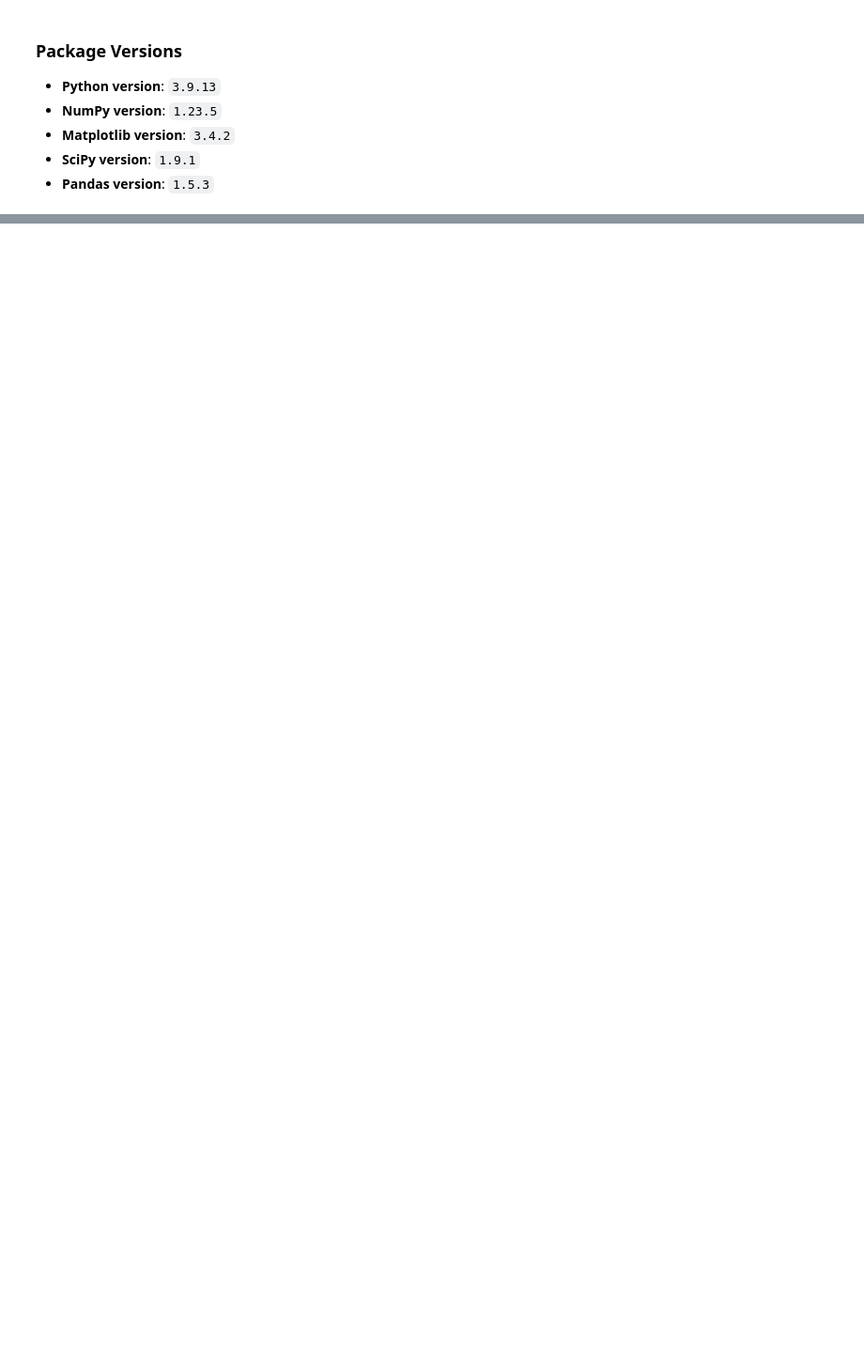
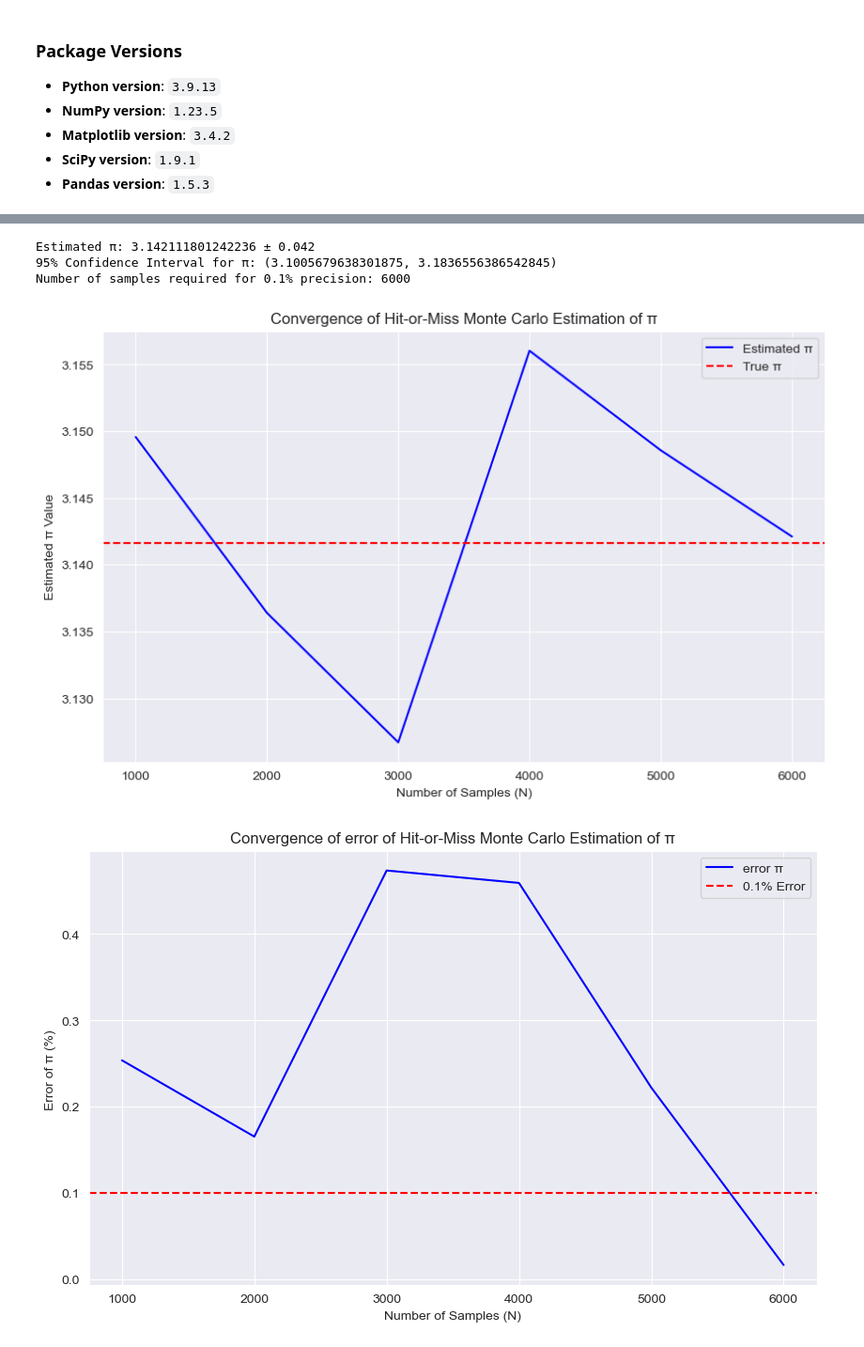
Before and after one commit to MahkameSalimi/Data-Analysis-2024, a Jupyter notebook: Assignments/3/question2_assignment_3.ipynb, the cells around one changed output, grey strips where cells are left out. Shown at 94% size. Cells and saved outputs as stored; diff of their text form; code cells hidden in the pictures; blank space fills up the shorter version.

```diff
--- a/Assignments/3/question2_assignment_3.ipynb
+++ b/Assignments/3/question2_assignment_3.ipynb
@@ -8,0 +89,75 @@
+# %%
+import numpy as np
+import matplotlib.pyplot as plt
+N_hits =1000# Initial sample size (number of points for early frames)
+N_values_hits = []  # Number of samples
+pi_estimates_hits = []  # Estimates of π
+error_list_hits = []
+error_hits =100 # Initial error set to a high value to start the loop
+while error_hits > precision:
+    hits = 0  # Count of points that fall inside the circle
+
+    # Generate N random points within the square from (-1, -1) to (1, 1)
+    for _ in range(N):
+        x, y = np.random.uniform(-1, 1), np.random.uniform(-1, 1)
+        # Check if the point is inside the unit circle
+        if x**2 + y**2 <= 1:
+            hits += 1  # Increment count if the point is inside the circle
+
+    # Estimate π based on the hit-or-miss method
+    pi_estimate_hits = (hits / N) * 4  # Scale by 4 for the area of the square
+
+    # Calculate the error percentage
+    error_hits = abs((pi_estimate_hits - actual_pi) / actual_pi) * 100
+    error_list_hits.append(error_hits)
+
+    # Store values for plotting
+    N_values_hits.append(N_hits)
+    pi_estimates_hits.append(pi_estimate_hits)
+
+    # If precision is not met, increase N
+    if error_hits > precision:
+        N_hits += 1000  # Increase samples by 1000 for each iteration
+
+p = pi_estimate_hits / 4   # Probability of a point landing inside the circle
+
+# Calculate standard deviation of the π estimate
+sigma_p = np.sqrt(p * (1 - p) / N_hits)
+sigma_pi = 4 * sigma_p
+
+# 95% confidence interval
+z_score = 1.96
+confidence_interval = (pi_estimate_hits - z_score * sigma_pi, pi_estimate_hits + z_score * sigma_pi)
+
+
+# Display the results
+print(f"Estimated π: {pi_estimate_hits} ± {z_score * sigma_pi:.3f}")
+print(f"95% Confidence Interval for π: {confidence_interval}")
+# Print the results after achieving 0.1% precision
+
+print(f"Number of samples required for 0.1% precision: {N_hits}")
+
+# Plotting the convergence
+plt.figure(figsize=(10, 6))
+plt.plot(N_values_hits, pi_estimates_hits, label="Estimated π", color="blue")
+plt.axhline(y=actual_pi, color="red", linestyle="--", label="True π")
+plt.xlabel("Number of Samples (N)")
+plt.ylabel("Estimated π Value")
+plt.title("Convergence of Hit-or-Miss Monte Carlo Estimation of π")
+plt.legend()
+
+#plot errors vs N
+plt.figure(figsize=(10, 6))
+plt.plot(N_values_hits, error_list_hits, label="error π", color="blue")
+plt.axhline(y= 0.1, color="red", linestyle="--", label="0.1% Error")
+plt.xlabel("Number of Samples (N)")
+plt.ylabel("Error of π (%) ")
+plt.title("Convergence of error of Hit-or-Miss Monte Carlo Estimation of π")
+plt.legend()
+plt.show()
+# %% [output]
+Estimated π: 3.142111801242236 ± 0.042
+95% Confidence Interval for π: (3.1005679638301875, 3.1836556386542845)
+Number of samples required for 0.1% precision: 6000
+[figure, added]
+[figure, added]
```
Also changed, not shown: parts of 8 cells of this notebook, 9 other files.
